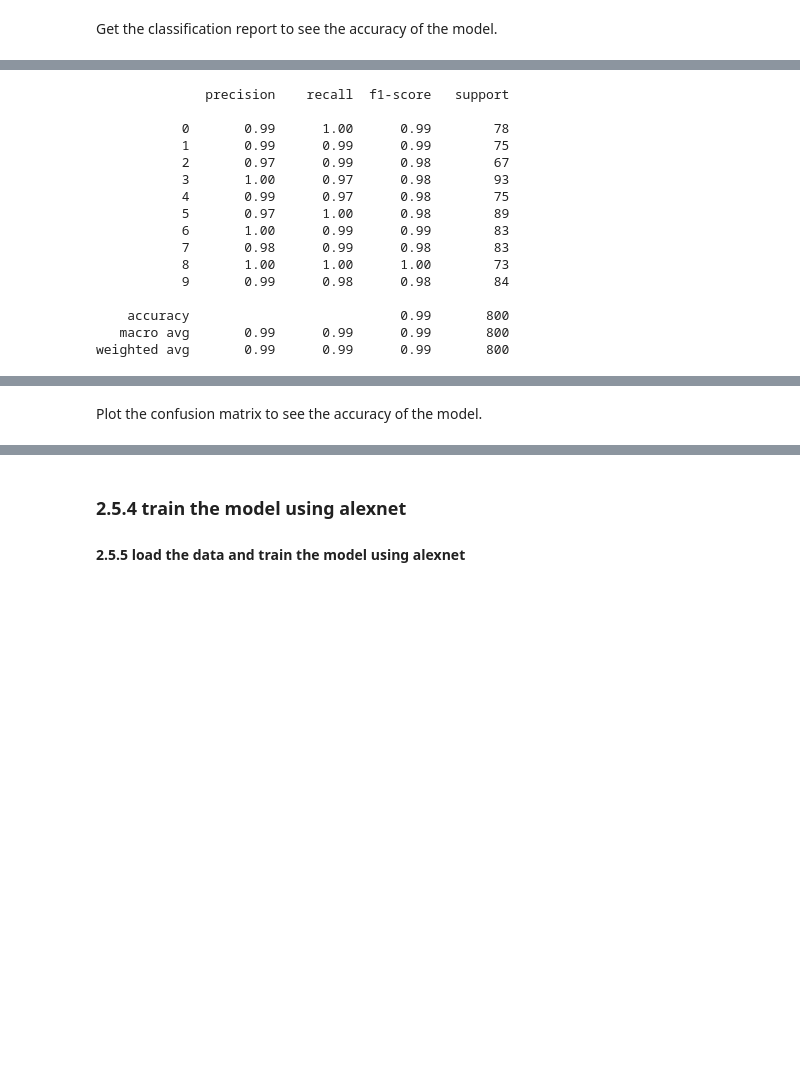
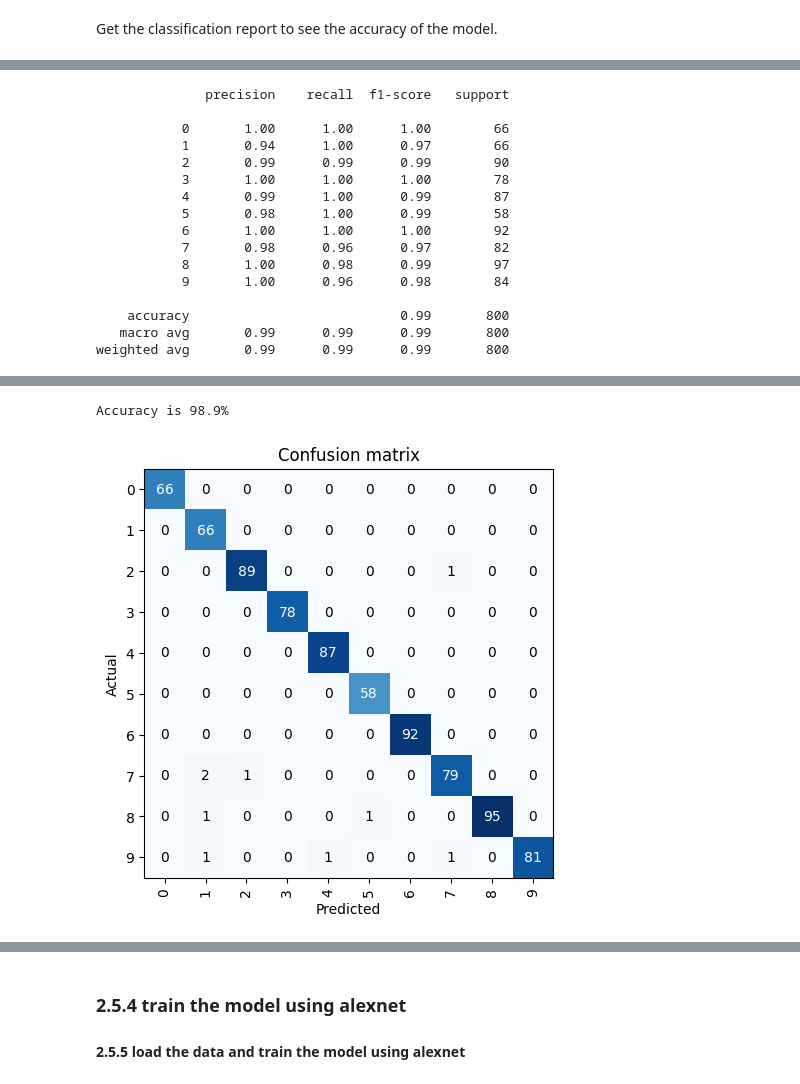
Before and after one commit to KarthikKaravatt/MPAssignment, a Jupyter notebook: Assignment.ipynb, the cells around one changed output, grey strips where cells are left out. Saved outputs shown, nothing was run; the diff lists cells and outputs as text; code cells hidden in the pictures; blank space fills up the shorter version.

```diff
--- a/Assignment.ipynb
+++ b/Assignment.ipynb
@@ -875,23 +871,40 @@ Minimum/10: 2.09e-02, steepest point: 1.91e-04
 # %% [markdown]
 Get the classification report to see the accuracy of the model.
 # %%
-interp = ClassificationInterpretation.from_learner(learn)
-interp.print_classification_report()
+def print_stats(learn):
+    interp = ClassificationInterpretation.from_learner(learn)
+    # classifcation report and confusion matrix
+    interp.print_classification_report()
+    interp.plot_confusion_matrix()
+    # Test on the test data
+    files = get_image_files('test')
+    files_labels = [label_func(f) for f in files]
+    correct = 0
+    tested = 0
+    for i in range(len(files)):
+        tested += 1
+        # have to do this to avoid black lines that appear for some reason
+        with learn.no_bar(), learn.no_logging():
+            prediction = learn.predict(files[i])
+        if prediction[0] == files_labels[i]:
+            correct += 1
+    print(f'Accuracy is {correct * (100.0 / tested)}% ')
+print_stats(resent32_learn)
 # %% [output]
 [interactive output not drawn]
 [interactive output not drawn]
               precision    recall  f1-score   support
 
-           0       0.99      1.00      0.99        78
-           1       0.99      0.99      0.99        75
-           2       0.97      0.99      0.98        67
-           3       1.00      0.97      0.98        93
-           4       0.99      0.97      0.98        75
-           5       0.97      1.00      0.98        89
-           6       1.00      0.99      0.99        83
-           7       0.98      0.99      0.98        83
-           8       1.00      1.00      1.00        73
-           9       0.99      0.98      0.98        84
+           0       1.00      1.00      1.00        66
+           1       0.94      1.00      0.97        66
+           2       0.99      0.99      0.99        90
+           3       1.00      1.00      1.00        78
+           4       0.99      1.00      0.99        87
+           5       0.98      1.00      0.99        58
+           6       1.00      1.00      1.00        92
+           7       0.98      0.96      0.97        82
+           8       1.00      0.98      0.99        97
+           9       1.00      0.96      0.98        84
 
     accuracy                           0.99       800
    macro avg       0.99      0.99      0.99       800
@@ -899,2 +913,2 @@ weighted avg       0.99      0.99      0.99       800
+Accuracy is 98.9%
+[figure, added]
-# %% [markdown]
-Plot the confusion matrix to see the accuracy of the model.
```
Also changed, not shown: parts of 15 cells of this notebook.
